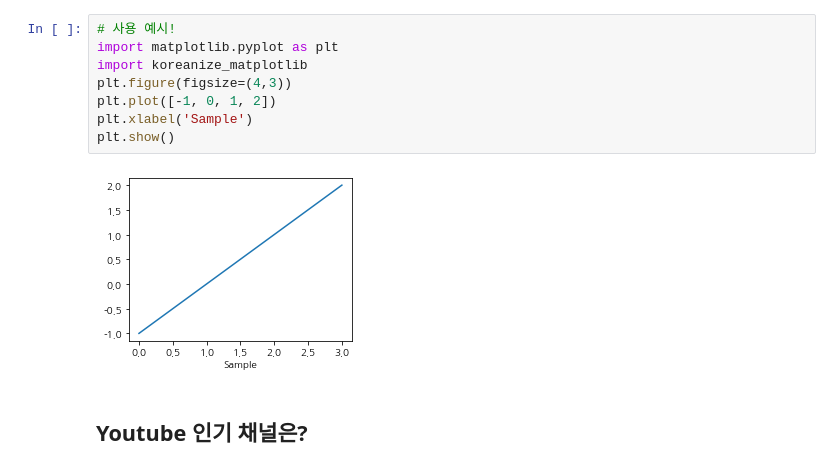
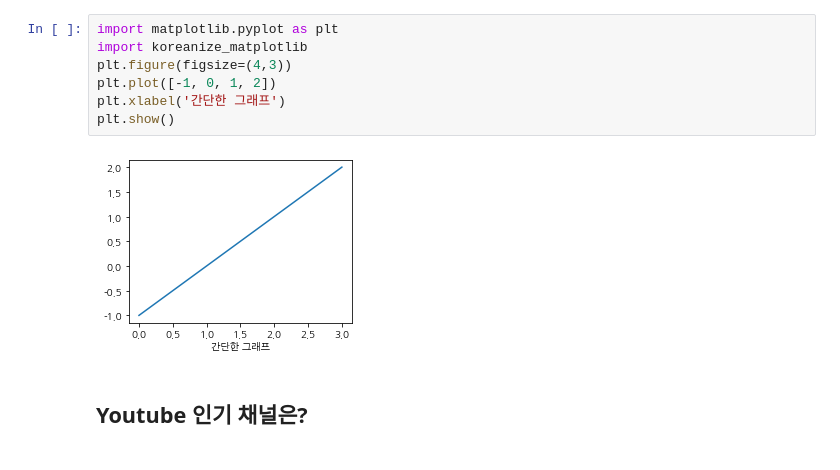
Before and after one commit to siilver94/Analyzing-popular-YouTube-channels, a Jupyter notebook: Analyzing_youtube_channel.ipynb, the cells around one changed output. Drawn from its saved outputs; the diff is of its cells as text.

```diff
--- a/Analyzing_youtube_channel.ipynb
+++ b/Analyzing_youtube_channel.ipynb
@@ -1,13 +12,12 @@
 # %%
-# 사용 예시!
 import matplotlib.pyplot as plt
 import koreanize_matplotlib
 plt.figure(figsize=(4,3))
 plt.plot([-1, 0, 1, 2])
-plt.xlabel('Sample')
+plt.xlabel('간단한 그래프')
 plt.show()
 # %% [output]
-[figure, old version]
+[figure, new version]
 # %% [markdown]
 ## Youtube 인기 채널은?
 # %% [markdown]
```
Also changed, not shown: parts of 84 cells of this notebook.
